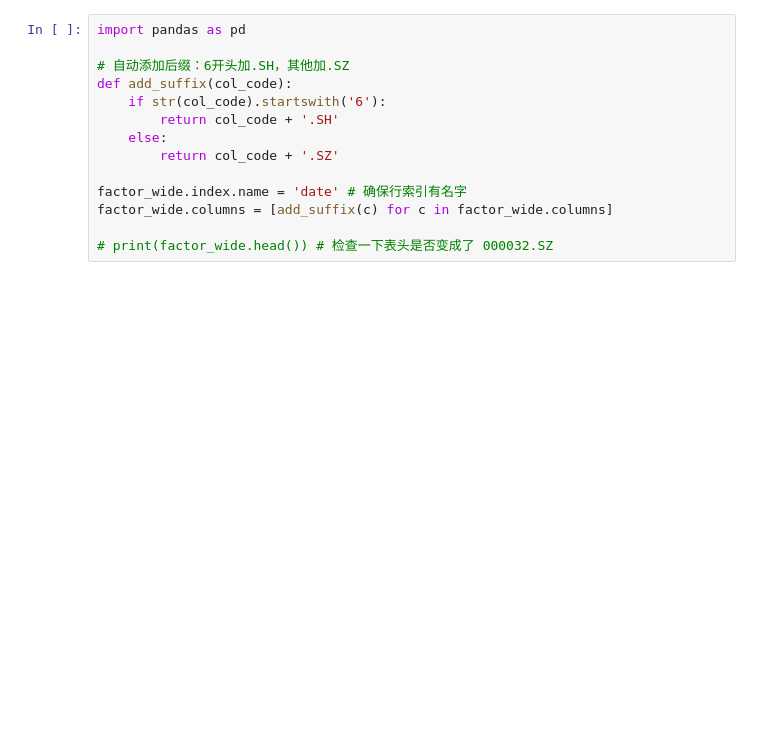
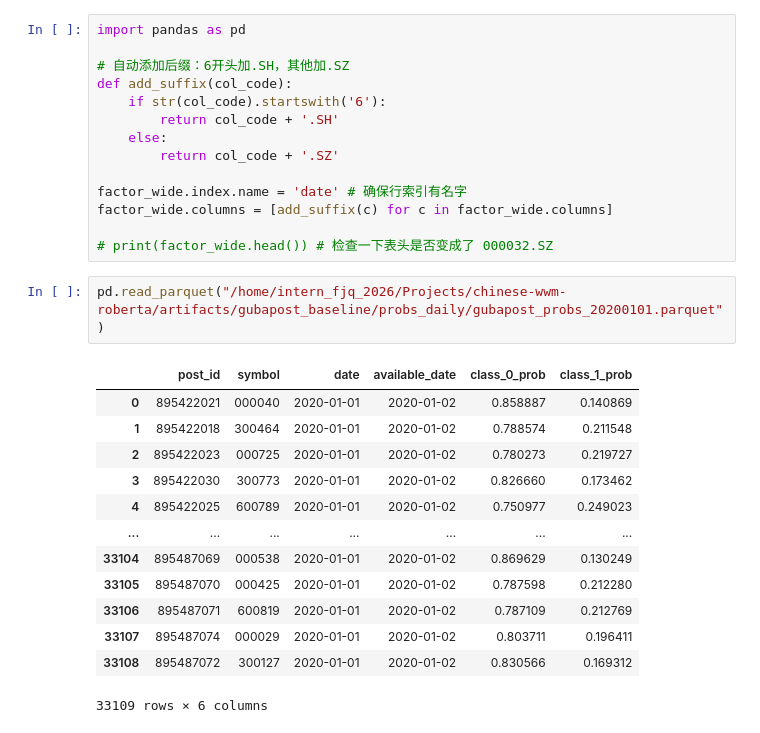
Before and after one commit to Russ4ever/chinese-wwm-roberta, a Jupyter notebook: notebooks/bt.ipynb, the cells around one changed output. Saved outputs shown, nothing was run; the diff lists cells and outputs as text; blank space fills up the shorter version.

```diff
--- a/notebooks/bt.ipynb
+++ b/notebooks/bt.ipynb
@@ -89,3 +93,19 @@ factor_wide.index.name = 'date' # 确保行索引有名字
 factor_wide.columns = [add_suffix(c) for c in factor_wide.columns]
 
 # print(factor_wide.head()) # 检查一下表头是否变成了 000032.SZ
+# %%
+pd.read_parquet("/home/intern_fjq_2026/Projects/chinese-wwm-roberta/artifacts/gubapost_baseline/probs_daily/gubapost_probs_20200101.parquet")
+# %% [output]
+|  | post_id | symbol | date | available_date | class_0_prob | class_1_prob |
+| 0 | 895422021 | 000040 | 2020-01-01 | 2020-01-02 | 0.858887 | 0.140869 |
+| 1 | 895422018 | 300464 | 2020-01-01 | 2020-01-02 | 0.788574 | 0.211548 |
+| 2 | 895422023 | 000725 | 2020-01-01 | 2020-01-02 | 0.780273 | 0.219727 |
+| 3 | 895422030 | 300773 | 2020-01-01 | 2020-01-02 | 0.826660 | 0.173462 |
+| 4 | 895422025 | 600789 | 2020-01-01 | 2020-01-02 | 0.750977 | 0.249023 |
+| ... | ... | ... | ... | ... | ... | ... |
+| 33104 | 895487069 | 000538 | 2020-01-01 | 2020-01-02 | 0.869629 | 0.130249 |
+| 33105 | 895487070 | 000425 | 2020-01-01 | 2020-01-02 | 0.787598 | 0.212280 |
+| 33106 | 895487071 | 600819 | 2020-01-01 | 2020-01-02 | 0.787109 | 0.212769 |
+| 33107 | 895487074 | 000029 | 2020-01-01 | 2020-01-02 | 0.803711 | 0.196411 |
+| 33108 | 895487072 | 300127 | 2020-01-01 | 2020-01-02 | 0.830566 | 0.169312 |
+33109 rows × 6 columns
```
Also changed, not shown: parts of 10 cells of this notebook, 8 other files.
